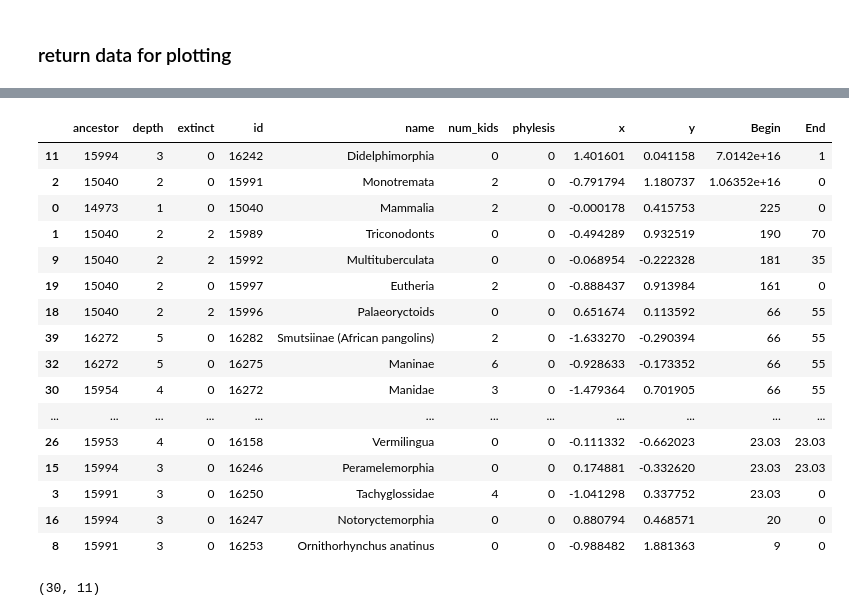
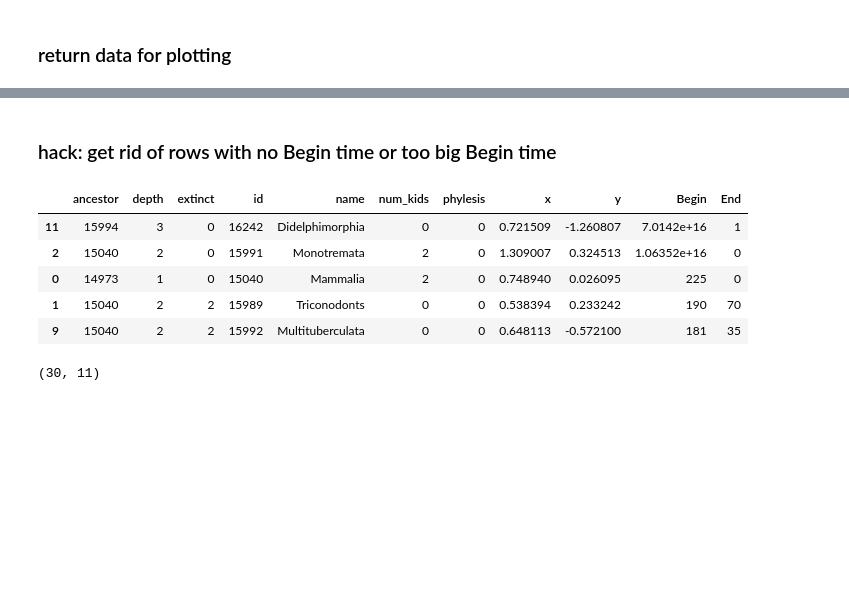
Before and after one commit to seth127/phyloGraph, a Jupyter notebook: phyloGraph.ipynb, the cells around one changed output, grey strips where cells are left out. Saved outputs shown, nothing was run; the diff lists cells and outputs as text; code cells hidden in the pictures; blank space fills up the shorter version.

Commit message:
time depth sort of

```diff
--- a/phyloGraph.ipynb
+++ b/phyloGraph.ipynb
@@ -66,21 +66,12 @@ df.head()
+# %% [markdown]
+### hack: get rid of rows with no Begin time or too big Begin time
 # %%
-df.sort_values(by='Begin', ascending=False)
+df.sort_values(by='Begin', ascending=False).head()
 # %% [output]
 |  | ancestor | depth | extinct | id | name | num_kids | phylesis | x | y | Begin | End |
-| 11 | 15994 | 3 | 0 | 16242 | Didelphimorphia | 0 | 0 | 1.401601 | 0.041158 | 7.0142e+16 | 1 |
-| 2 | 15040 | 2 | 0 | 15991 | Monotremata | 2 | 0 | -0.791794 | 1.180737 | 1.06352e+16 | 0 |
-| 0 | 14973 | 1 | 0 | 15040 | Mammalia | 2 | 0 | -0.000178 | 0.415753 | 225 | 0 |
-| 1 | 15040 | 2 | 2 | 15989 | Triconodonts | 0 | 0 | -0.494289 | 0.932519 | 190 | 70 |
-| 9 | 15040 | 2 | 2 | 15992 | Multituberculata | 0 | 0 | -0.068954 | -0.222328 | 181 | 35 |
-| 19 | 15040 | 2 | 0 | 15997 | Eutheria | 2 | 0 | -0.888437 | 0.913984 | 161 | 0 |
-| 18 | 15040 | 2 | 2 | 15996 | Palaeoryctoids | 0 | 0 | 0.651674 | 0.113592 | 66 | 55 |
-| 39 | 16272 | 5 | 0 | 16282 | Smutsiinae (African pangolins) | 2 | 0 | -1.633270 | -0.290394 | 66 | 55 |
-| 32 | 16272 | 5 | 0 | 16275 | Maninae | 6 | 0 | -0.928633 | -0.173352 | 66 | 55 |
-| 30 | 15954 | 4 | 0 | 16272 | Manidae | 3 | 0 | -1.479364 | 0.701905 | 66 | 55 |
-| ... | ... | ... | ... | ... | ... | ... | ... | ... | ... | ... | ... |
-| 26 | 15953 | 4 | 0 | 16158 | Vermilingua | 0 | 0 | -0.111332 | -0.662023 | 23.03 | 23.03 |
-| 15 | 15994 | 3 | 0 | 16246 | Peramelemorphia | 0 | 0 | 0.174881 | -0.332620 | 23.03 | 23.03 |
-| 3 | 15991 | 3 | 0 | 16250 | Tachyglossidae | 4 | 0 | -1.041298 | 0.337752 | 23.03 | 0 |
-| 16 | 15994 | 3 | 0 | 16247 | Notoryctemorphia | 0 | 0 | 0.880794 | 0.468571 | 20 | 0 |
-| 8 | 15991 | 3 | 0 | 16253 | Ornithorhynchus anatinus | 0 | 0 | -0.988482 | 1.881363 | 9 | 0 |
+| 11 | 15994 | 3 | 0 | 16242 | Didelphimorphia | 0 | 0 | 0.721509 | -1.260807 | 7.0142e+16 | 1 |
+| 2 | 15040 | 2 | 0 | 15991 | Monotremata | 2 | 0 | 1.309007 | 0.324513 | 1.06352e+16 | 0 |
+| 0 | 14973 | 1 | 0 | 15040 | Mammalia | 2 | 0 | 0.748940 | 0.026095 | 225 | 0 |
+| 1 | 15040 | 2 | 2 | 15989 | Triconodonts | 0 | 0 | 0.538394 | 0.233242 | 190 | 70 |
+| 9 | 15040 | 2 | 2 | 15992 | Multituberculata | 0 | 0 | 0.648113 | -0.572100 | 181 | 35 |
 # %%
```
Also changed, not shown: parts of 5 cells of this notebook, 1 other file.
